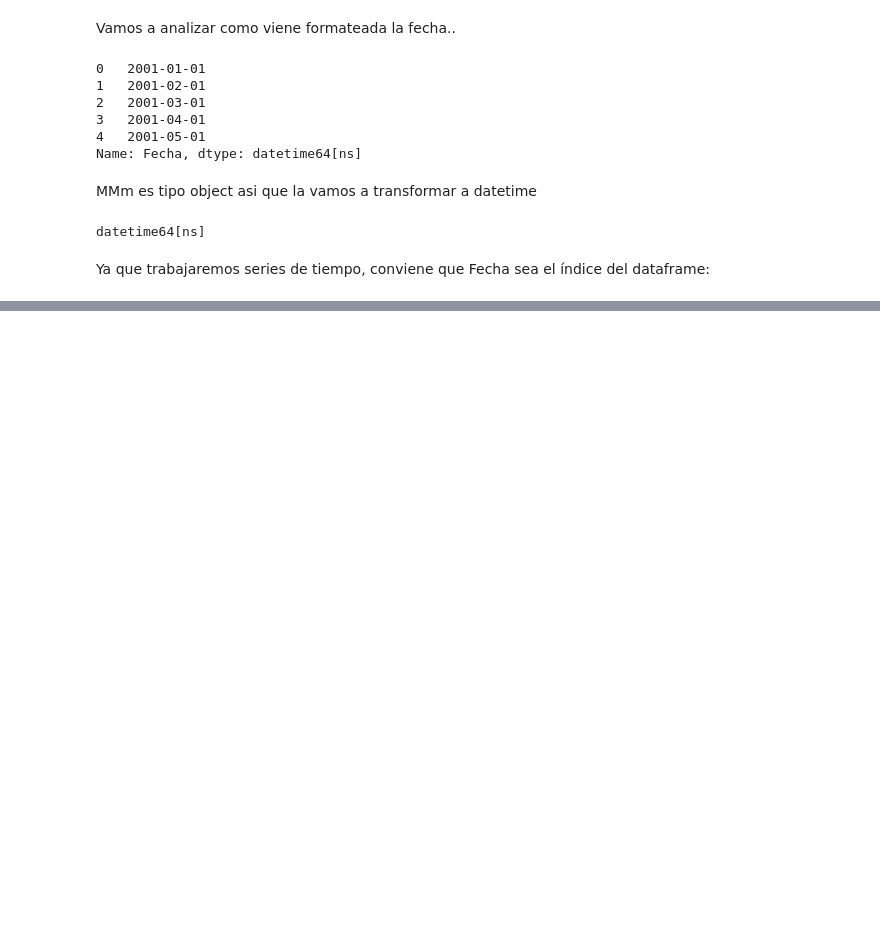
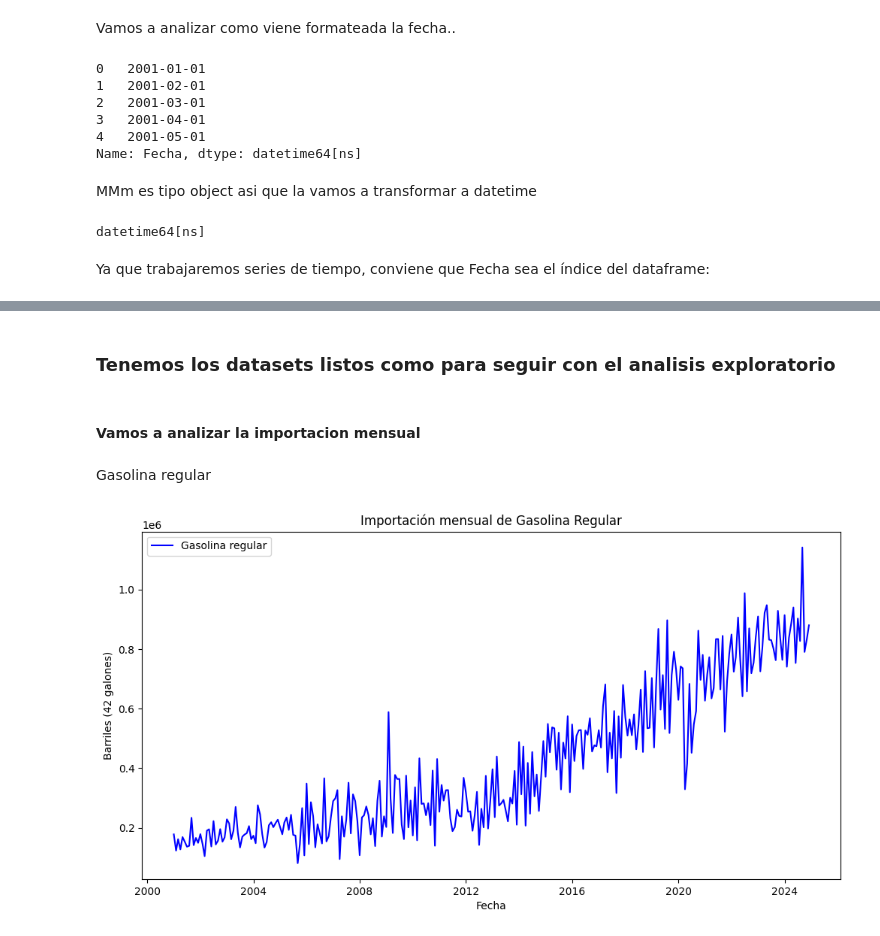
Before and after one commit to DiegoLinares11/Lab1-Data-Science, a Jupyter notebook: analisis.ipynb, the cells around one changed output, grey strips where cells are left out. Drawn from its saved outputs; the diff is of its cells as text; code cells hidden in the pictures; blank space fills up the shorter version.

Commit message:
Trasar la serire original de los dos datasets

```diff
--- a/analisis.ipynb
+++ b/analisis.ipynb
@@ -56,0 +77,16 @@ df_consumo.set_index('Fecha', inplace=True)
+# %% [markdown]
+### Tenemos los datasets listos como para seguir con el analisis exploratorio
+# %% [markdown]
+#### Vamos a analizar la importacion mensual
+# %% [markdown]
+Gasolina regular
+# %%
+plt.figure(figsize=(12,6))
+plt.plot(df_importacion.index, df_importacion['Gasolina regular'], color='blue', label='Gasolina regular')
+plt.title("Importación mensual de Gasolina Regular")
+plt.xlabel("Fecha")
+plt.ylabel("Barriles (42 galones)")
+plt.legend()
+plt.show()
+# %% [output]
+[figure, added]
```
Also changed, not shown: parts of 12 cells of this notebook.
